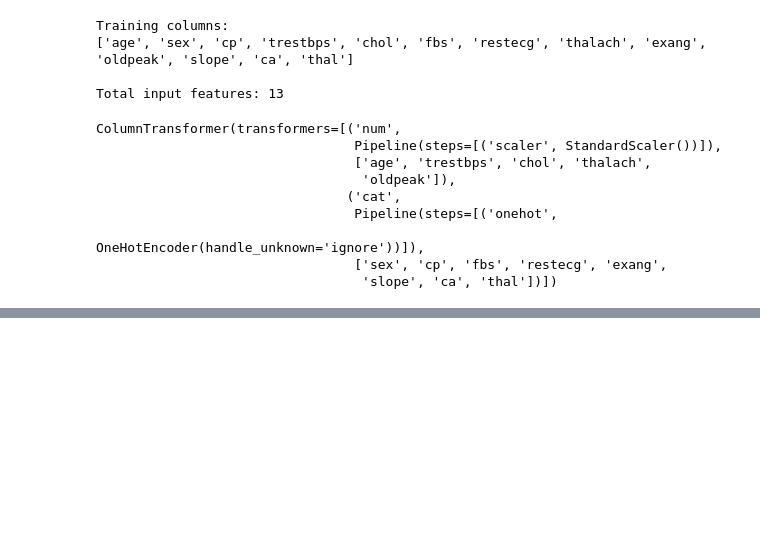
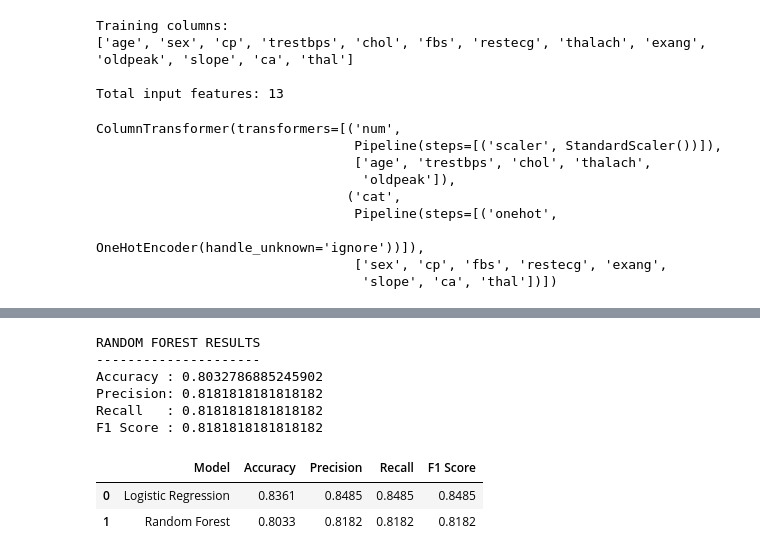
Before and after one commit to AbdullahRFA/heart-disease-prediction, a Jupyter notebook: backend/notebooks/02_data_preprocessing.ipynb, the cells around one changed output, grey strips where cells are left out. Cells and saved outputs as stored; diff of their text form; code cells hidden in the pictures; blank space fills up the shorter version.

```diff
--- a/backend/notebooks/02_data_preprocessing.ipynb
+++ b/backend/notebooks/02_data_preprocessing.ipynb
@@ -211,0 +330,70 @@ ColumnTransformer(transformers=[('num',
+# %%
+# Evaluate Random Forest model
+# Calculate Random Forest metrics
+rf_accuracy = accuracy_score(y_test, random_forest_predictions)
+
+rf_precision = precision_score(
+    y_test,
+    random_forest_predictions,
+    zero_division=0
+)
+
+rf_recall = recall_score(
+    y_test,
+    random_forest_predictions,
+    zero_division=0
+)
+
+rf_f1 = f1_score(
+    y_test,
+    random_forest_predictions,
+    zero_division=0
+)
+
+# Display results
+print("RANDOM FOREST RESULTS")
+print("---------------------")
+print("Accuracy :", rf_accuracy)
+print("Precision:", rf_precision)
+print("Recall   :", rf_recall)
+print("F1 Score :", rf_f1)
+# %% [output]
+RANDOM FOREST RESULTS
+---------------------
+Accuracy : 0.8032786885245902
+Precision: 0.8181818181818182
+Recall   : 0.8181818181818182
+F1 Score : 0.8181818181818182
+# %%
+# Compare both models
+
+# Create model comparison DataFrame
+comparison = pd.DataFrame({
+    "Model": [
+        "Logistic Regression",
+        "Random Forest"
+    ],
+    "Accuracy": [
+        logistic_accuracy,
+        rf_accuracy
+    ],
+    "Precision": [
+        logistic_precision,
+        rf_precision
+    ],
+    "Recall": [
+        logistic_recall,
+        rf_recall
+    ],
+    "F1 Score": [
+        logistic_f1,
+        rf_f1
+    ]
+})
+
+# Display comparison
+comparison.round(4)
+# %% [output]
+|  | Model | Accuracy | Precision | Recall | F1 Score |
+| 0 | Logistic Regression | 0.8361 | 0.8485 | 0.8485 | 0.8485 |
+| 1 | Random Forest | 0.8033 | 0.8182 | 0.8182 | 0.8182 |
```
Also changed, not shown: parts of 17 cells of this notebook, 3 other files.
